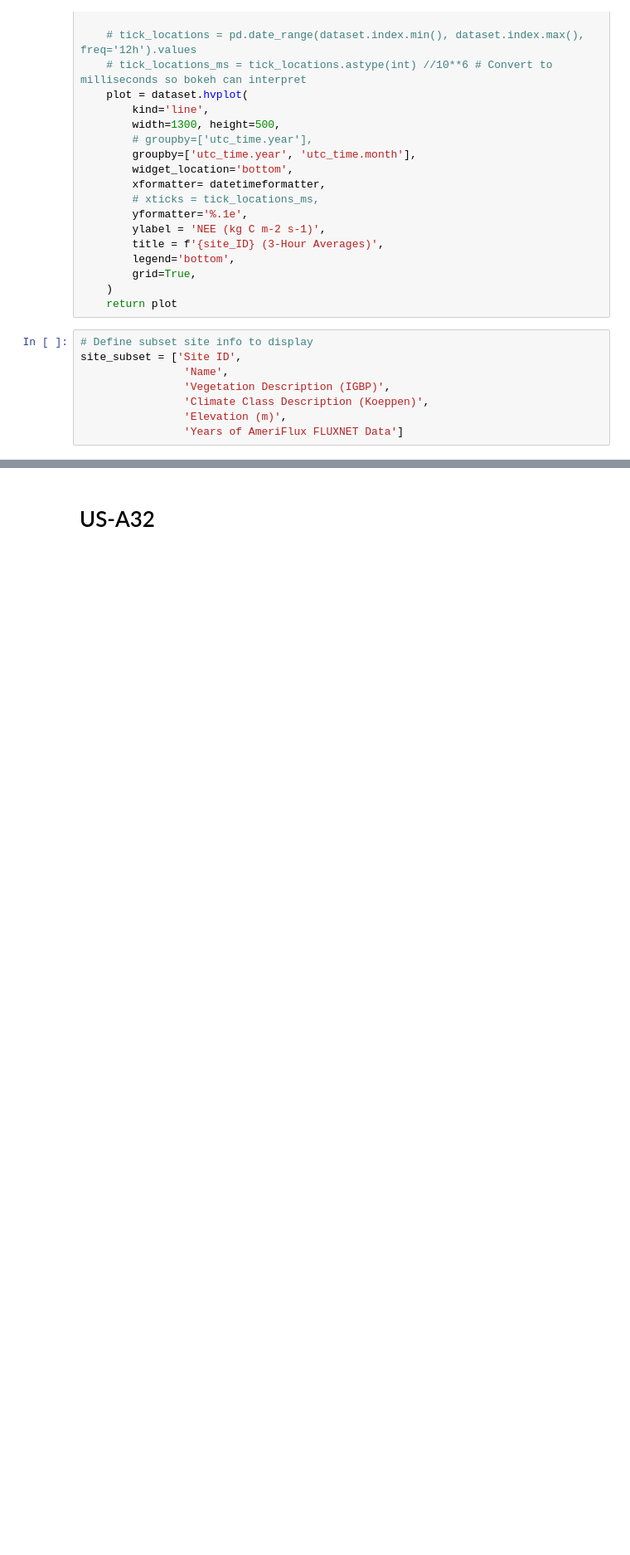
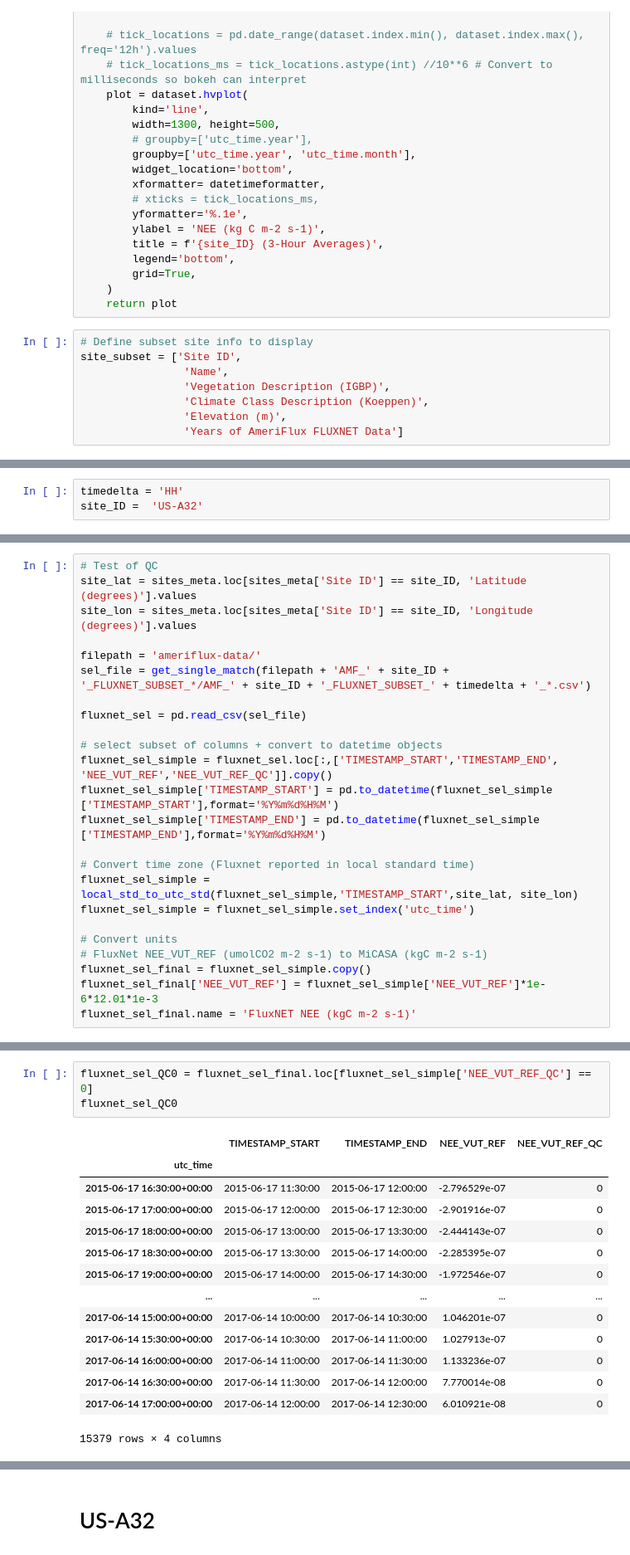
Before and after one commit to hannahzafar/FLUXNET-Model-comparison, a Jupyter notebook: comparison_HH.ipynb, the cells around one changed output, grey strips where cells are left out. Shown at 83% size. Saved outputs shown, nothing was run; the diff lists cells and outputs as text; blank space fills up the shorter version.

```diff
--- a/comparison_HH.ipynb
+++ b/comparison_HH.ipynb
@@ -197,0 +205,3 @@ site_subset = ['Site ID',
+# %%
+timedelta = 'HH'
+site_ID =  'US-A32'
@@ -197,0 +231,24 @@ site_subset = ['Site ID',
+# %%
+# Test of QC
+site_lat = sites_meta.loc[sites_meta['Site ID'] == site_ID, 'Latitude (degrees)'].values
+site_lon = sites_meta.loc[sites_meta['Site ID'] == site_ID, 'Longitude (degrees)'].values
+
+filepath = 'ameriflux-data/'
+sel_file = get_single_match(filepath + 'AMF_' + site_ID + '_FLUXNET_SUBSET_*/AMF_' + site_ID + '_FLUXNET_SUBSET_' + timedelta + '_*.csv')
+
+fluxnet_sel = pd.read_csv(sel_file)
+
+# select subset of columns + convert to datetime objects
+fluxnet_sel_simple = fluxnet_sel.loc[:,['TIMESTAMP_START','TIMESTAMP_END', 'NEE_VUT_REF','NEE_VUT_REF_QC']].copy()
+fluxnet_sel_simple['TIMESTAMP_START'] = pd.to_datetime(fluxnet_sel_simple ['TIMESTAMP_START'],format='%Y%m%d%H%M')
+fluxnet_sel_simple['TIMESTAMP_END'] = pd.to_datetime(fluxnet_sel_simple ['TIMESTAMP_END'],format='%Y%m%d%H%M')
+
+# Convert time zone (Fluxnet reported in local standard time)
+fluxnet_sel_simple = local_std_to_utc_std(fluxnet_sel_simple,'TIMESTAMP_START',site_lat, site_lon)
+fluxnet_sel_simple = fluxnet_sel_simple.set_index('utc_time')
+
+# Convert units
+# FluxNet NEE_VUT_REF (umolCO2 m-2 s-1) to MiCASA (kgC m-2 s-1)
+fluxnet_sel_final = fluxnet_sel_simple.copy()
+fluxnet_sel_final['NEE_VUT_REF'] = fluxnet_sel_simple['NEE_VUT_REF']*1e-6*12.01*1e-3
+fluxnet_sel_final.name = 'FluxNET NEE (kgC m-2 s-1)'
@@ -197,0 +271,18 @@ site_subset = ['Site ID',
+# %%
+fluxnet_sel_QC0 = fluxnet_sel_final.loc[fluxnet_sel_simple['NEE_VUT_REF_QC'] == 0]
+fluxnet_sel_QC0
+# %% [output]
+|  | TIMESTAMP_START | TIMESTAMP_END | NEE_VUT_REF | NEE_VUT_REF_QC |
+| utc_time |  |  |  |  |
+| 2015-06-17 16:30:00+00:00 | 2015-06-17 11:30:00 | 2015-06-17 12:00:00 | -2.796529e-07 | 0 |
+| 2015-06-17 17:00:00+00:00 | 2015-06-17 12:00:00 | 2015-06-17 12:30:00 | -2.901916e-07 | 0 |
+| 2015-06-17 18:00:00+00:00 | 2015-06-17 13:00:00 | 2015-06-17 13:30:00 | -2.444143e-07 | 0 |
+| 2015-06-17 18:30:00+00:00 | 2015-06-17 13:30:00 | 2015-06-17 14:00:00 | -2.285395e-07 | 0 |
+| 2015-06-17 19:00:00+00:00 | 2015-06-17 14:00:00 | 2015-06-17 14:30:00 | -1.972546e-07 | 0 |
+| ... | ... | ... | ... | ... |
+| 2017-06-14 15:00:00+00:00 | 2017-06-14 10:00:00 | 2017-06-14 10:30:00 | 1.046201e-07 | 0 |
+| 2017-06-14 15:30:00+00:00 | 2017-06-14 10:30:00 | 2017-06-14 11:00:00 | 1.027913e-07 | 0 |
+| 2017-06-14 16:00:00+00:00 | 2017-06-14 11:00:00 | 2017-06-14 11:30:00 | 1.133236e-07 | 0 |
+| 2017-06-14 16:30:00+00:00 | 2017-06-14 11:30:00 | 2017-06-14 12:00:00 | 7.770014e-08 | 0 |
+| 2017-06-14 17:00:00+00:00 | 2017-06-14 12:00:00 | 2017-06-14 12:30:00 | 6.010921e-08 | 0 |
+15379 rows × 4 columns
```
Also changed, not shown: parts of 18 cells of this notebook, 1 other file.
